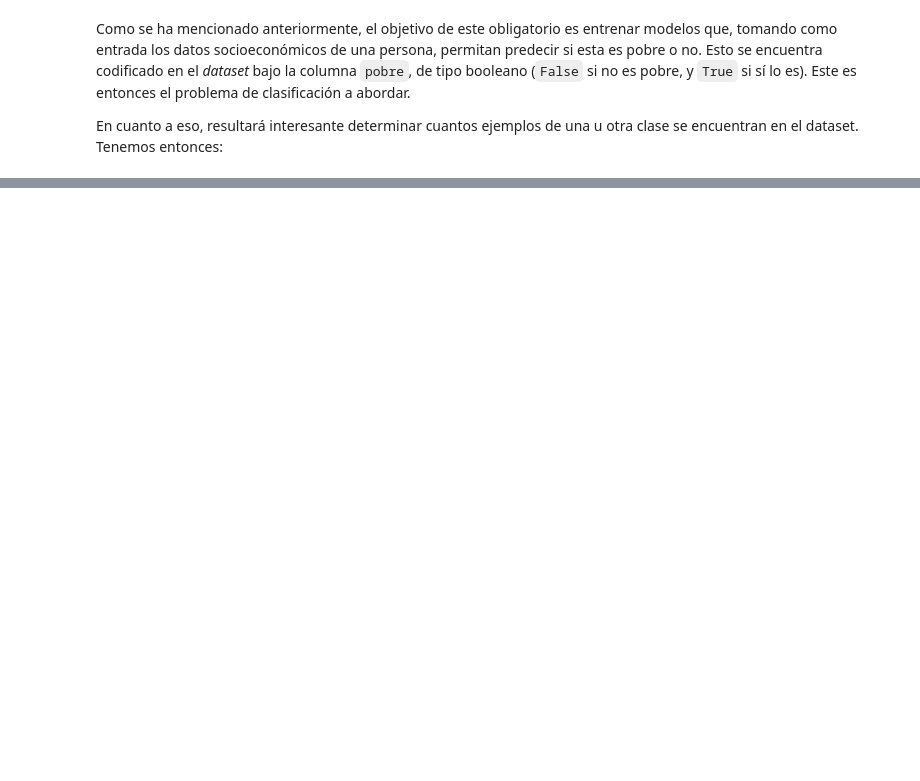
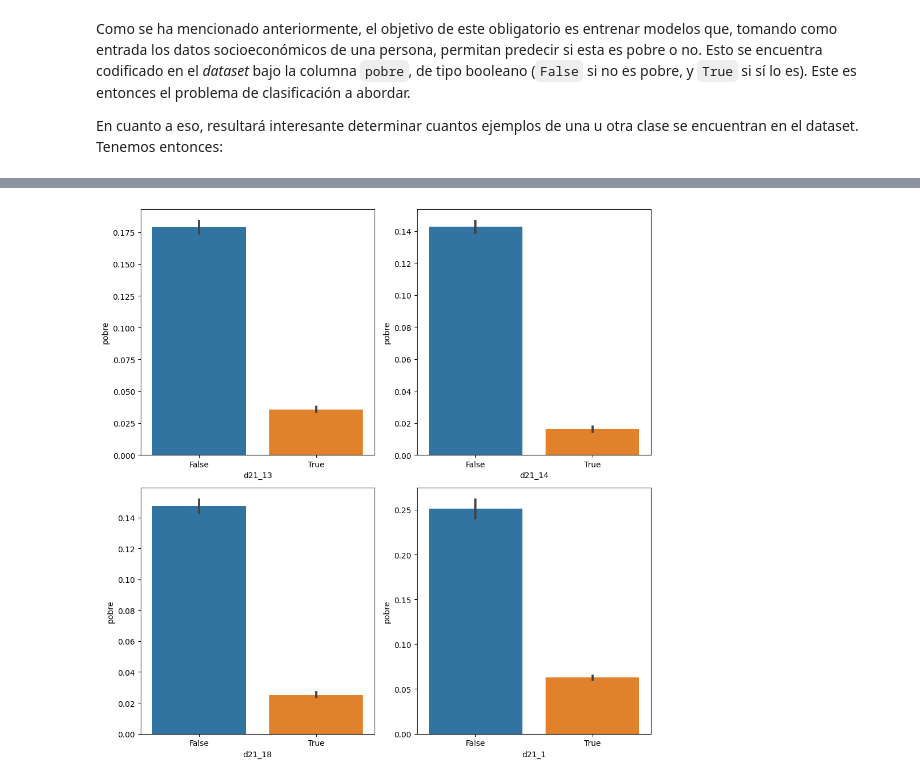
Before and after one commit to sebassu/tecnicas-machine-learning, a Jupyter notebook: obligatorio/obligatorio.ipynb, the cells around one changed output, grey strips where cells are left out. Cells and saved outputs as stored; diff of their text form; code cells hidden in the pictures; blank space fills up the shorter version.

```diff
--- a/obligatorio/obligatorio.ipynb
+++ b/obligatorio/obligatorio.ipynb
@@ -178,0 +262,10 @@ clase se encuentran en el dataset. Tenemos entonces:
+# %%
+fig, axes = plt.subplots(nrows=2, ncols=2, figsize=(10, 10))
+sns.barplot(x='d21_13', y='pobre', data=data, ax=axes[0, 0])
+sns.barplot(x='d21_14', y='pobre', data=data, ax=axes[0, 1])
+sns.barplot(x='d21_18', y='pobre', data=data, ax=axes[1, 0])
+sns.barplot(x='d21_1', y='pobre', data=data, ax=axes[1, 1])
+plt.tight_layout()
+plt.show()
+# %% [output]
+[figure, added]
```
Also changed, not shown: parts of 31 cells of this notebook.
